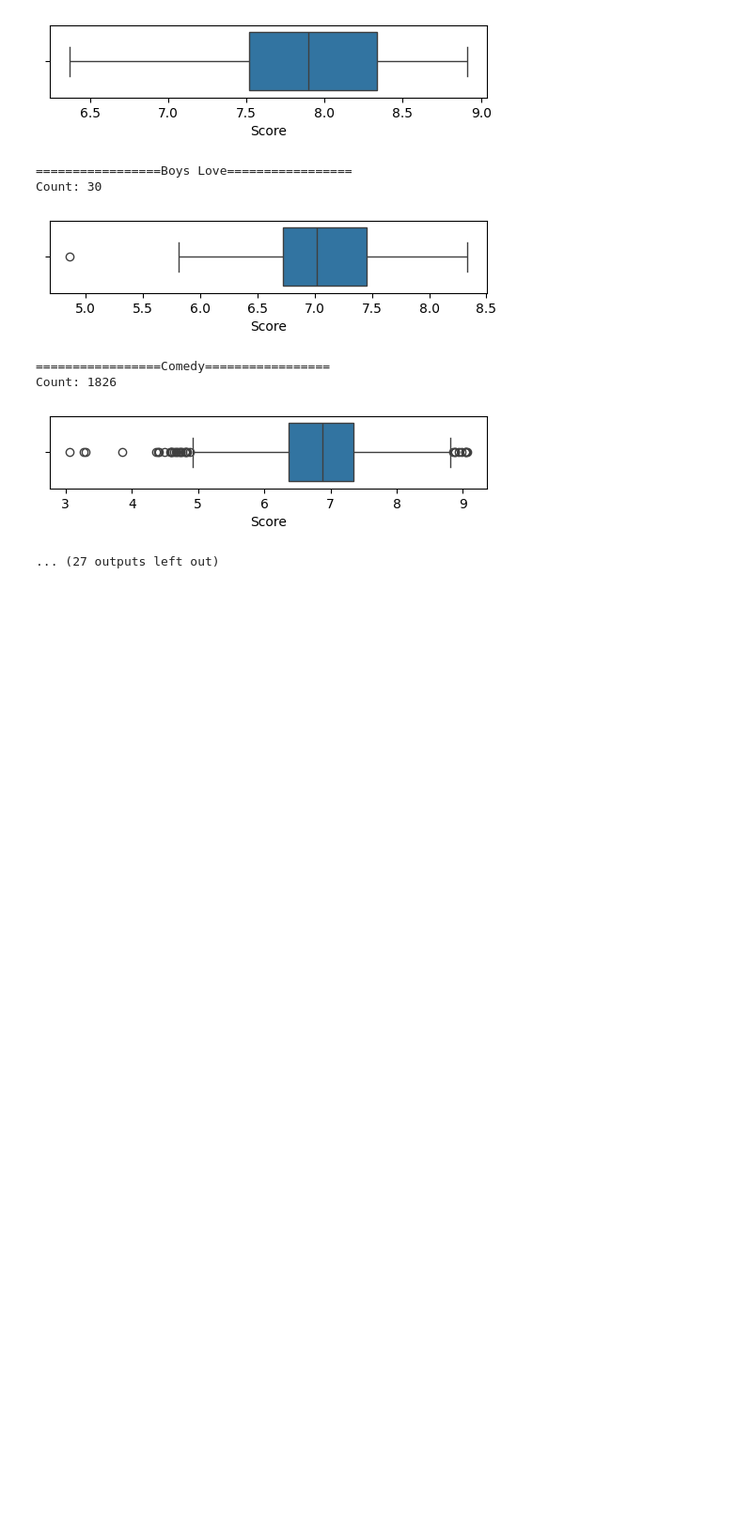
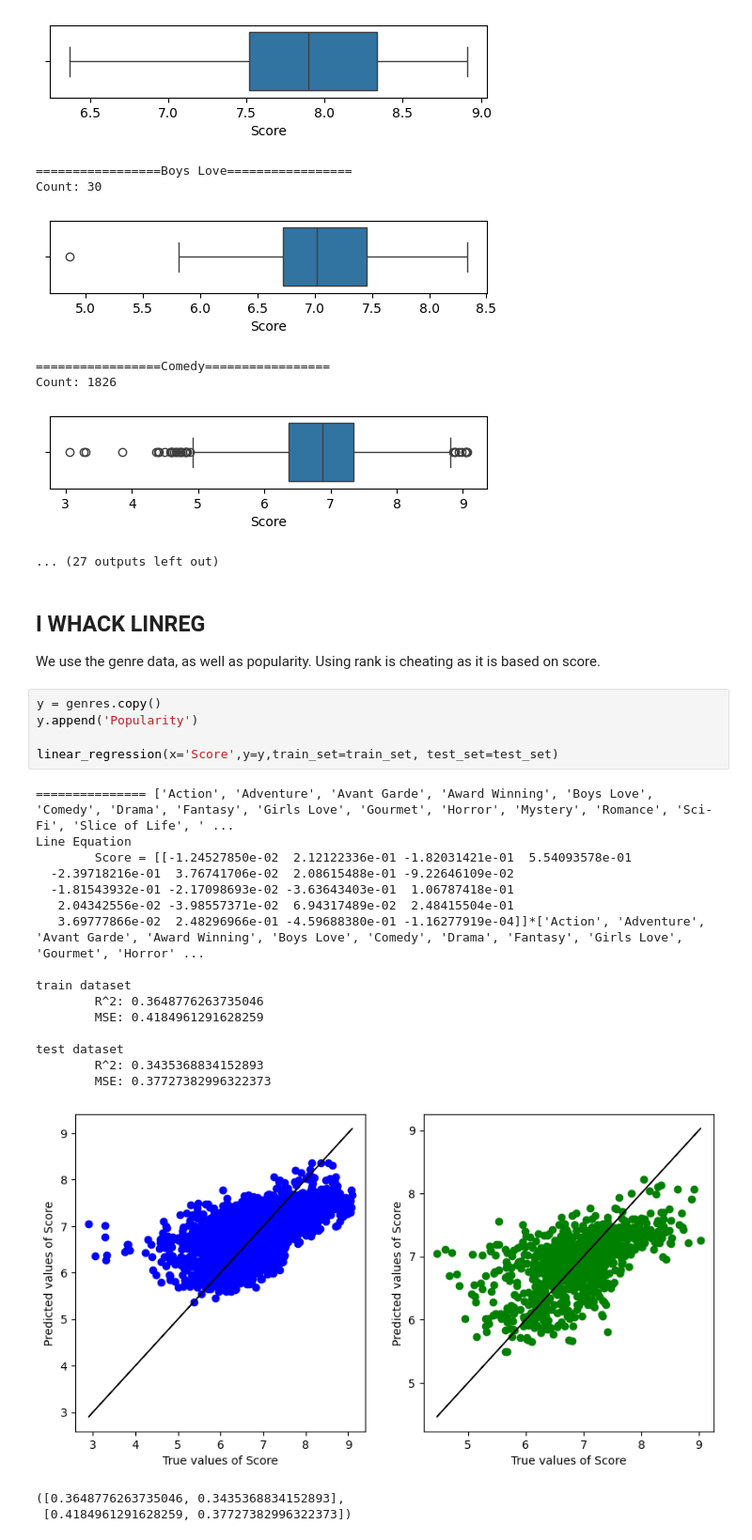
Before and after one commit to GabrielLim01/SC1015-Anime-Analysis, a Jupyter notebook: mal.ipynb, the cells around one changed output. Shown at 94% size. Drawn from its saved outputs; the diff is of its cells as text; blank space fills up the shorter version.

```diff
--- a/mal.ipynb
+++ b/mal.ipynb
@@ -322,3 +331,30 @@ Count: 30
 Count: 1826
 [figure]
 ... (27 outputs left out)
+# %% [markdown]
+## I WHACK LINREG
+We use the genre data, as well as popularity. Using rank is cheating as it is based on score.
+# %%
+y = genres.copy()
+y.append('Popularity')
+
+linear_regression(x='Score',y=y,train_set=train_set, test_set=test_set)
+# %% [output]
+=============== ['Action', 'Adventure', 'Avant Garde', 'Award Winning', 'Boys Love', 'Comedy', 'Drama', 'Fantasy', 'Girls Love', 'Gourmet', 'Horror', 'Mystery', 'Romance', 'Sci-Fi', 'Slice of Life', ' ...
+Line Equation
+        Score = [[-1.24527850e-02  2.12122336e-01 -1.82031421e-01  5.54093578e-01
+  -2.39718216e-01  3.76741706e-02  2.08615488e-01 -9.22646109e-02
+  -1.81543932e-01 -2.17098693e-02 -3.63643403e-01  1.06787418e-01
+   2.04342556e-02 -3.98557371e-02  6.94317489e-02  2.48415504e-01
+   3.69777866e-02  2.48296966e-01 -4.59688380e-01 -1.16277919e-04]]*['Action', 'Adventure', 'Avant Garde', 'Award Winning', 'Boys Love', 'Comedy', 'Drama', 'Fantasy', 'Girls Love', 'Gourmet', 'Horror' ...
+
+train dataset
+        R^2: 0.3648776263735046
+        MSE: 0.4184961291628259
+
+test dataset
+        R^2: 0.3435368834152893
+        MSE: 0.37727382996322373
+[figure, added]
+([0.3648776263735046, 0.3435368834152893],
+ [0.4184961291628259, 0.37727382996322373])
```
Also changed, not shown: parts of 4 cells of this notebook.
